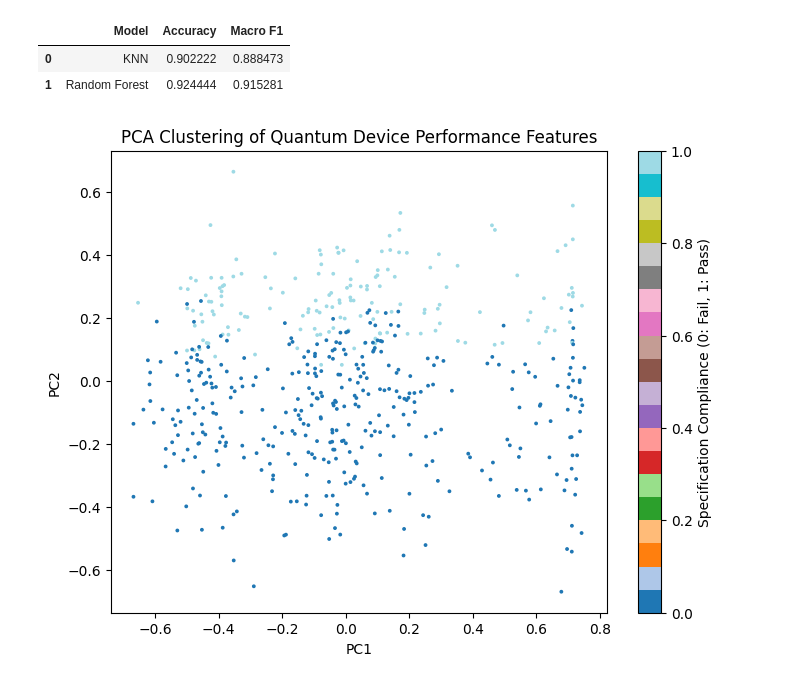
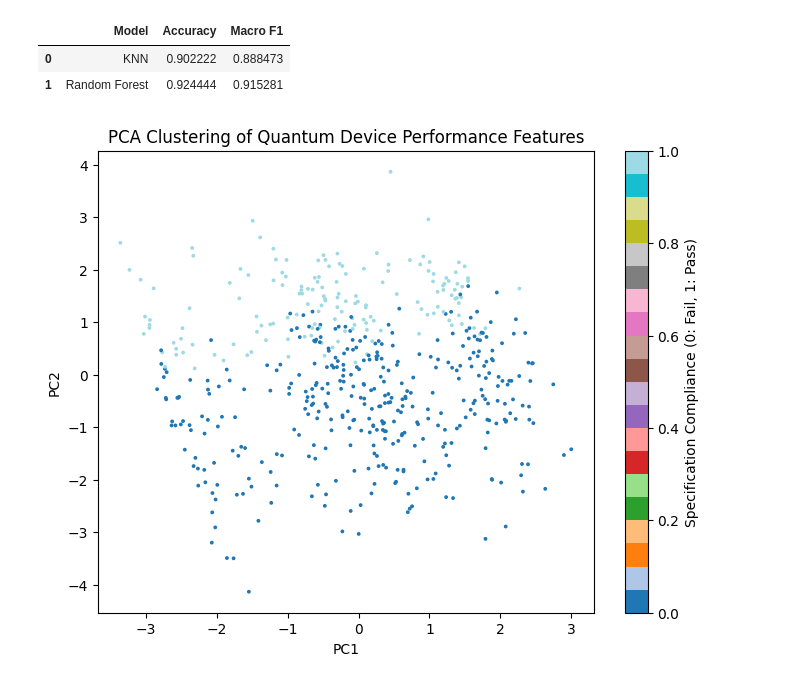
Before and after one commit to renaissag/electrical_engineeing_Quantum_Devices_KNN, a Jupyter notebook: Renaissa_Quantum_Devices_KNN.ipynb, the cells around one changed output. Cells and saved outputs as stored; diff of their text form; code cells hidden in the pictures.

```diff
--- a/Renaissa_Quantum_Devices_KNN.ipynb
+++ b/Renaissa_Quantum_Devices_KNN.ipynb
@@ -229,6 +229,11 @@ K-values: [ 4  6  8 10 12 14 16 18 20 22 24 26 28 30 32 34 36 38 40 42 44 46 48
 [figure]
 Accuracy Score: 0.9022222222222223
 F1 Score: 0.8884733237202596
+# %%
+from sklearn.preprocessing import StandardScaler
+scaler = StandardScaler()
+x_train_scaled = scaler.fit_transform(x_train)
+x_test_scaled = scaler.transform(x_test)
 # %%
 from sklearn.model_selection import GridSearchCV
 
@@ -240,7 +245,7 @@ param_knn = {
 }
 
 grid_knn = GridSearchCV(knn, param_knn, cv=3, n_jobs=-1, scoring='accuracy')
-grid_knn.fit(x_train, y_train)
+grid_knn.fit(x_train_scaled, y_train)
 
 grid_knn.best_params_, grid_knn.best_score_
 # %% [output]
@@ -278,7 +283,7 @@ param_rf = {
 }
 
 grid_rf = GridSearchCV(rf, param_rf, cv=3, n_jobs=-1, scoring='accuracy')
-grid_rf.fit(x_train, y_train)
+grid_rf.fit(x_train_scaled, y_train)
 
 grid_rf.best_params_, grid_rf.best_score_
 # %% [output]
@@ -316,15 +321,15 @@ pd.DataFrame({
 # %%
 from sklearn.decomposition import PCA
 
 pca = PCA(n_components=2)
-X_pca = pca.fit_transform(x_train)
+x_pca = pca.fit_transform(x_train_scaled)
 
 plt.figure(figsize=(8,6))
-scatter = plt.scatter(X_pca[:,0], X_pca[:,1], c=y_train.astype('category').cat.codes, cmap='tab20', s=3)
+scatter = plt.scatter(x_pca[:,0], x_pca[:,1], c=y_train.astype('category').cat.codes, cmap='tab20', s=3)
 plt.title("PCA Clustering of Quantum Device Performance Features")
 plt.xlabel("PC1")
 plt.ylabel("PC2")
 plt.colorbar(scatter, label="Specification Compliance (0: Fail, 1: Pass)")
 plt.show()
 # %% [output]
-[figure, old version]
+[figure, new version]
```
Also changed, not shown: parts of 4 cells of this notebook.
